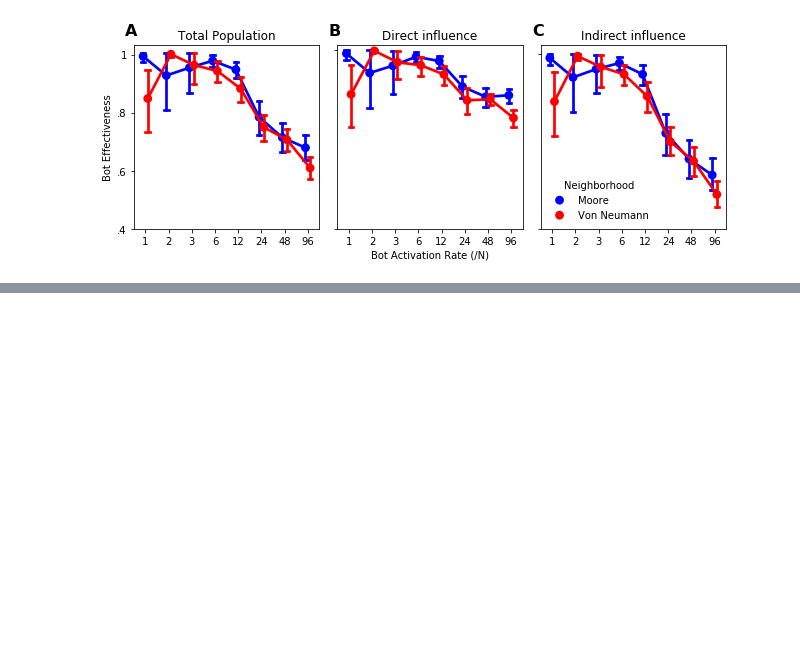
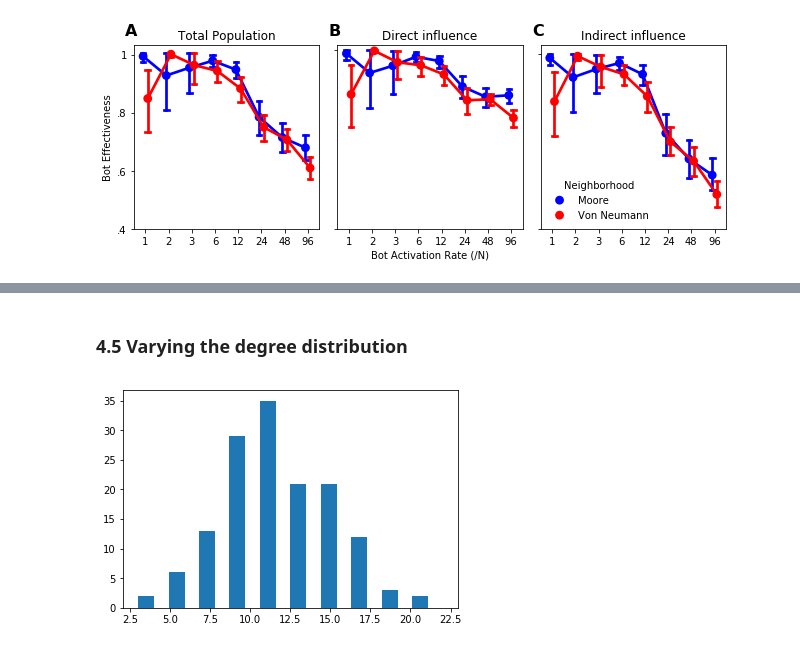
Before and after one commit to marijnkeijzer/weakbots, a Jupyter notebook: The Strength Of Weak Bots.ipynb, the cells around one changed output, grey strips where cells are left out. Cells and saved outputs as stored; diff of their text form; code cells hidden in the pictures; blank space fills up the shorter version.

```diff
--- a/The Strength Of Weak Bots.ipynb
+++ b/The Strength Of Weak Bots.ipynb
@@ -1033,0 +1285,9 @@ fig.savefig('plots/sensitivity_torus.png',dpi=300,bbox_inches='tight')
+# %% [markdown]
+### 4.5 Varying the degree distribution
+# %%
+#plt.hist((np.random.poisson(12,144) * np.random.poisson(12,144)) / 12)
+np.random.seed(56)
+plt.hist(np.random.poisson(12,144),width=1)
+plt.show()
+# %% [output]
+[figure, added]
```
Also changed, not shown: parts of 19 cells of this notebook.
